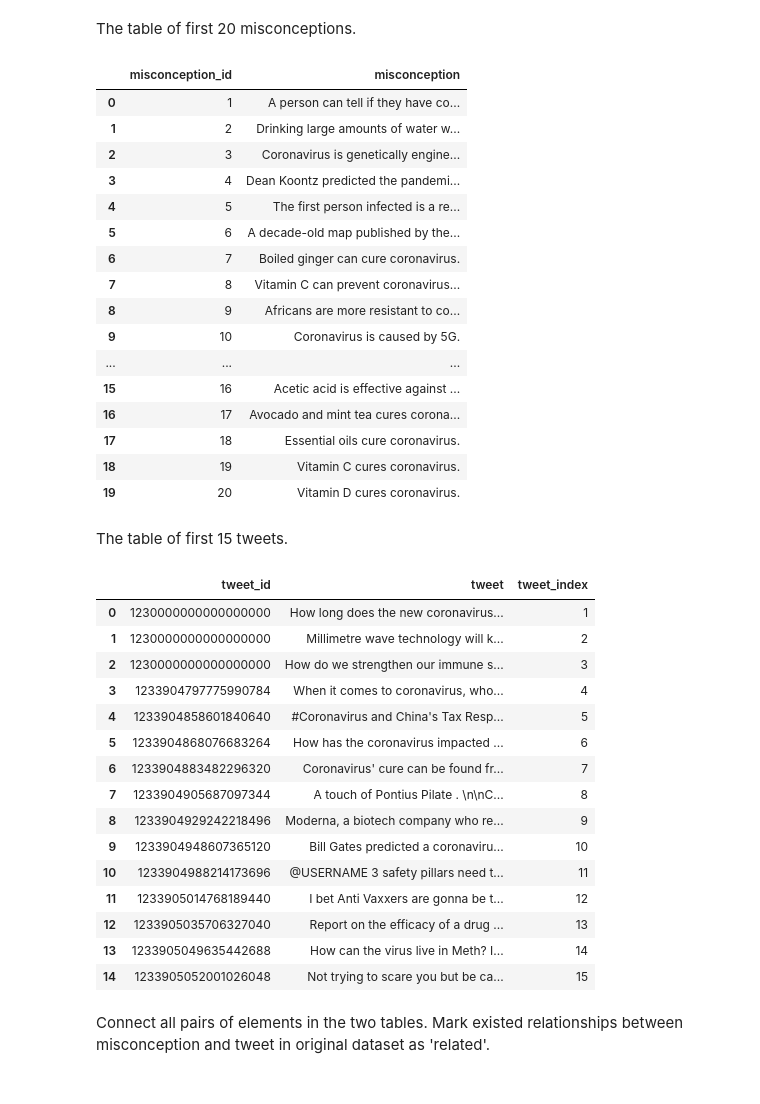
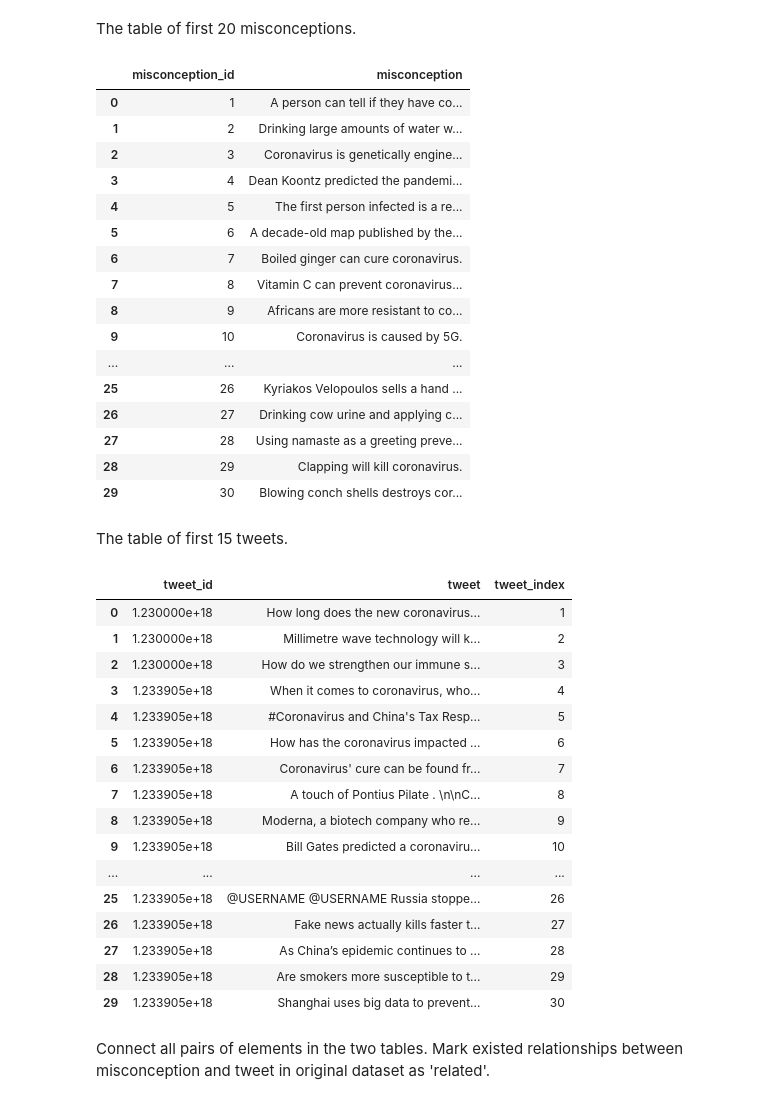
Before and after one commit to GYIKOO/UCIMLHackathon21, a Jupyter notebook: Classification.ipynb, the cells around one changed output. Cells and saved outputs as stored; diff of their text form; code cells hidden in the pictures.

```diff
--- a/Classification.ipynb
+++ b/Classification.ipynb
@@ -77,7 +75,7 @@ df.head(10)
 The table of first 20 misconceptions.
 # %%
 miscon_df = df[['misconception_id','misconception']].drop_duplicates(subset='misconception_id').sort_values(by='misconception_id').reset_index(drop=True)
-mini_mdf = miscon_df[:20].reset_index(drop=True)
+mini_mdf = miscon_df[:30].reset_index(drop=True)
 mini_mdf
 # %% [output]
 |  | misconception_id | misconception |
@@ -92,34 +90,35 @@ mini_mdf
 | 8 | 9 | Africans are more resistant to co... |
 | 9 | 10 | Coronavirus is caused by 5G. |
 | ... | ... | ... |
-| 15 | 16 | Acetic acid is effective against ... |
-| 16 | 17 | Avocado and mint tea cures corona... |
-| 17 | 18 | Essential oils cure coronavirus. |
-| 18 | 19 | Vitamin C cures coronavirus. |
-| 19 | 20 | Vitamin D cures coronavirus. |
+| 25 | 26 | Kyriakos Velopoulos sells a hand ... |
+| 26 | 27 | Drinking cow urine and applying c... |
+| 27 | 28 | Using namaste as a greeting preve... |
+| 28 | 29 | Clapping will kill coronavirus. |
+| 29 | 30 | Blowing conch shells destroys cor... |
 # %% [markdown]
 The table of first 15 tweets.
 # %%
 tweets_df = df[['tweet_id','tweet']].drop_duplicates(subset='tweet').sort_values(by='tweet_id')
-mini_tdf = tweets_df[:15].reset_index(drop=True)
+mini_tdf = tweets_df[:30].reset_index(drop=True)
 mini_tdf = mini_tdf.assign(tweet_index = [i for i in range(1,len(mini_tdf)+1)])
 mini_tdf
 # %% [output]
 |  | tweet_id | tweet | tweet_index |
-| 0 | 1230000000000000000 | How long does the new coronavirus... | 1 |
-| 1 | 1230000000000000000 | Millimetre wave technology will k... | 2 |
-| 2 | 1230000000000000000 | How do we strengthen our immune s... | 3 |
-| 3 | 1233904797775990784 | When it comes to coronavirus, who... | 4 |
-| 4 | 1233904858601840640 | #Coronavirus and China's Tax Resp... | 5 |
-| 5 | 1233904868076683264 | How has the coronavirus impacted ... | 6 |
-| 6 | 1233904883482296320 | Coronavirus' cure can be found fr... | 7 |
-| 7 | 1233904905687097344 | A touch of Pontius Pilate . \n\nC... | 8 |
-| 8 | 1233904929242218496 | Moderna, a biotech company who re... | 9 |
-| 9 | 1233904948607365120 | Bill Gates predicted a coronaviru... | 10 |
-| 10 | 1233904988214173696 | @USERNAME 3 safety pillars need t... | 11 |
-| 11 | 1233905014768189440 | I bet Anti Vaxxers are gonna be t... | 12 |
-| 12 | 1233905035706327040 | Report on the efficacy of a drug ... | 13 |
-| 13 | 1233905049635442688 | How can the virus live in Meth? I... | 14 |
-| 14 | 1233905052001026048 | Not trying to scare you but be ca... | 15 |
+| 0 | 1.230000e+18 | How long does the new coronavirus... | 1 |
+| 1 | 1.230000e+18 | Millimetre wave technology will k... | 2 |
+| 2 | 1.230000e+18 | How do we strengthen our immune s... | 3 |
+| 3 | 1.233905e+18 | When it comes to coronavirus, who... | 4 |
+| 4 | 1.233905e+18 | #Coronavirus and China's Tax Resp... | 5 |
+| 5 | 1.233905e+18 | How has the coronavirus impacted ... | 6 |
+| 6 | 1.233905e+18 | Coronavirus' cure can be found fr... | 7 |
+| 7 | 1.233905e+18 | A touch of Pontius Pilate . \n\nC... | 8 |
+| 8 | 1.233905e+18 | Moderna, a biotech company who re... | 9 |
+| 9 | 1.233905e+18 | Bill Gates predicted a coronaviru... | 10 |
+| ... | ... | ... | ... |
+| 25 | 1.233905e+18 | @USERNAME @USERNAME Russia stoppe... | 26 |
+| 26 | 1.233905e+18 | Fake news actually kills faster t... | 27 |
+| 27 | 1.233905e+18 | As China’s epidemic continues to ... | 28 |
+| 28 | 1.233905e+18 | Are smokers more susceptible to t... | 29 |
+| 29 | 1.233905e+18 | Shanghai uses big data to prevent... | 30 |
 # %% [markdown]
 Connect all pairs of elements in the two tables. Mark existed relationships between misconception and tweet in original dataset as 'related'.
```
Also changed, not shown: parts of 20 cells of this notebook.
